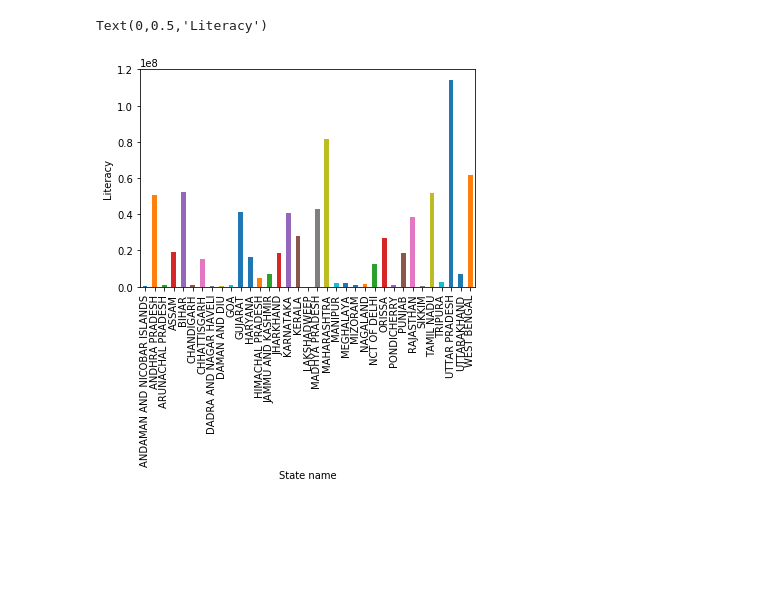
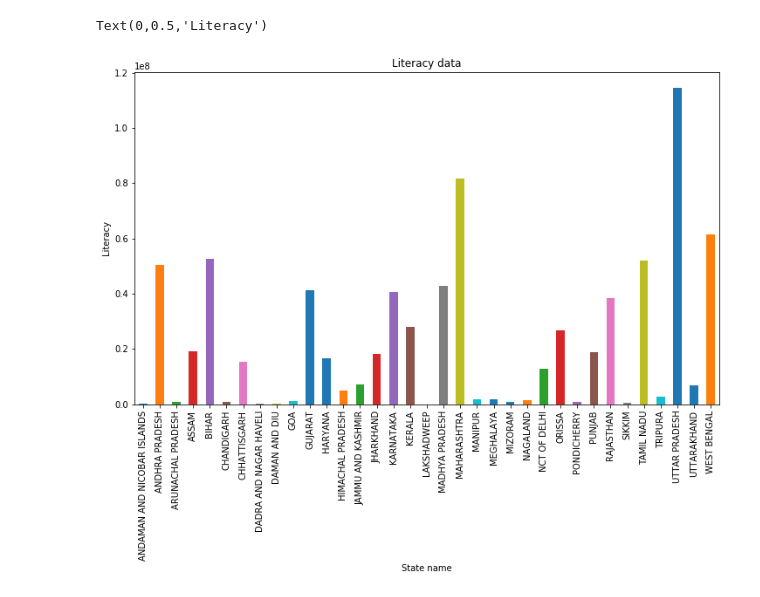
Before and after one commit to kurund/aangan-data-analysis, a Jupyter notebook: india-census/censusdata-district.ipynb, the cells around one changed output. Saved outputs shown, nothing was run; the diff lists cells and outputs as text; code cells hidden in the pictures; blank space fills up the shorter version.

Commit message:
Updated census data files

```diff
--- a/india-census/censusdata-district.ipynb
+++ b/india-census/censusdata-district.ipynb
@@ -42,7 +33,7 @@ data.groupby('State name').first()
 # %%
 plot_data = data.groupby('State name')['Literate'].sum()
-plot_data.plot(kind='bar')
+plot_data.plot(kind='bar',  stacked=True, title="Literacy data", figsize=(12, 7))
 plt.ylabel('Literacy')
 # %% [output]
 Text(0,0.5,'Literacy')
-[figure, old version]
+[figure, new version]
```
Also changed, not shown: parts of 4 cells of this notebook, 1 other file.
